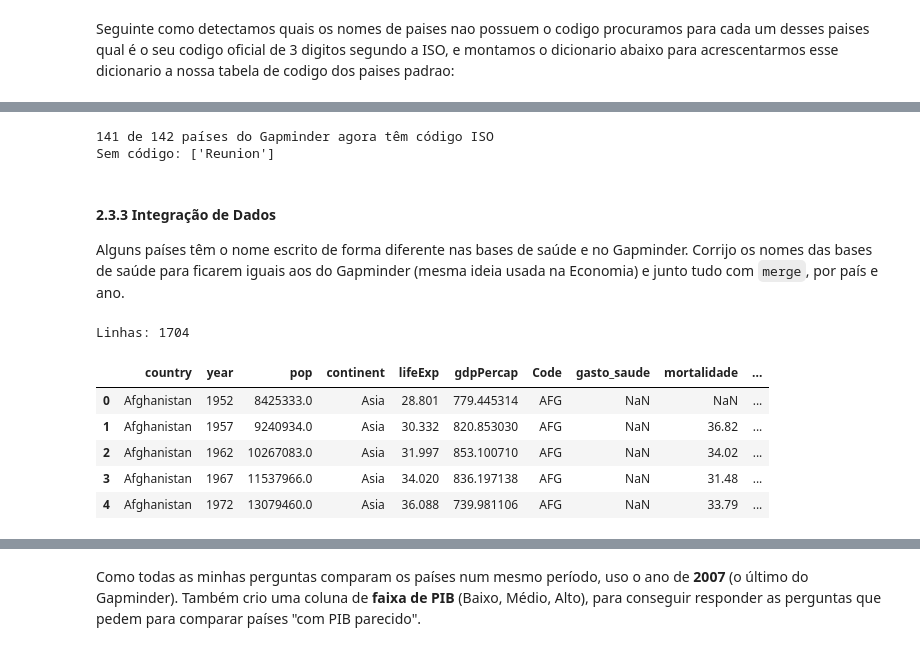
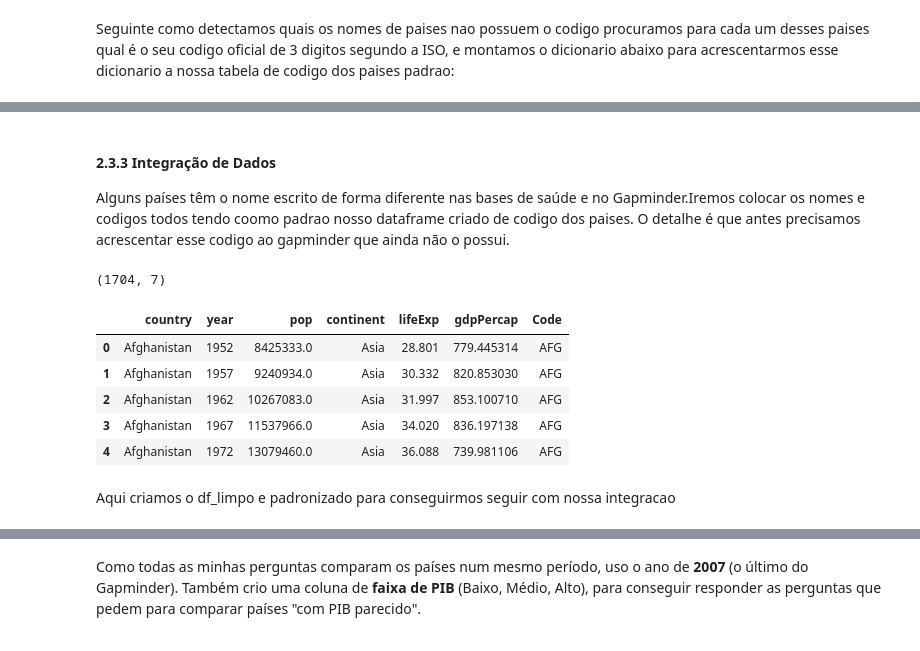
Before and after one commit to AndremRb/Analise-do-Desenvolvimento-Humano-e-Global, a Jupyter notebook: Notebook/Template_Gapminder_Analise_Exploratoria.ipynb, the cells around one changed output, grey strips where cells are left out. Saved outputs shown, nothing was run; the diff lists cells and outputs as text; code cells hidden in the pictures.

```diff
--- a/Notebook/Template_Gapminder_Analise_Exploratoria.ipynb
+++ b/Notebook/Template_Gapminder_Analise_Exploratoria.ipynb
@@ -1219,5 +1219,9 @@ mapa_codigos = {
     'West Bank and Gaza': 'PSE',
     'Yemen Rep.':         'YEM',
 }
-pd.DataFrame.from_dict(mapa_codigos, orient='index', columns=['Entity','Code'])
+#Aqui transformamos o dicionário em um Dataframe
+df_mapa_curto = pd.DataFrame(list(mapa_codigos.items()), columns=['Entity', 'Code'])
+#Em seguida concatenamos os 11 nomes que faltavam a nossa lista de paises e codigo
+codigos_paises = pd.concat([codigos_paises, df_mapa_curto], ignore_index=True).reset_index(drop=True)
+print(codigos_paises)
 # %% [output]
@@ -1242,54 +1242,25 @@ Pares nome -> código: 237
-# %%
-# Crio o dicionário padronizado (cópia do df_limpos) e dou o código ISO ao Gapminder
-df_limpos_padronizados = {nome: tabela.copy() for nome, tabela in df_limpos.items()}
-
-# nomes do Gapminder -> nomes das bases de saúde (OWID), para achar o código
-gapminder_para_owid = {
-    'Congo Dem. Rep.': 'Democratic Republic of Congo', 'Congo Rep.': 'Congo',
-    'Czech Republic': 'Czechia', 'Hong Kong China': 'Hong Kong',
-    'Korea Dem. Rep.': 'North Korea', 'Korea Rep.': 'South Korea',
-    'Slovak Republic': 'Slovakia', 'Swaziland': 'Eswatini',
-    'Yemen Rep.': 'Yemen', 'West Bank and Gaza': 'Palestine',
-}
-gapminder = df_limpos_padronizados['gapminder']
-gapminder['nome_owid'] = gapminder['country'].replace(gapminder_para_owid)
-gapminder = gapminder.merge(referencia_codigos.rename(columns={'Entity': 'nome_owid'}),
-                            on='nome_owid', how='left')
-df_limpos_padronizados['gapminder'] = gapminder.drop(columns='nome_owid')
-
-# Confiro quantos países do Gapminder ganharam código
-total = df_limpos_padronizados['gapminder']['country'].nunique()
-com_codigo = df_limpos_padronizados['gapminder'].dropna(subset=['Code'])['country'].nunique()
-print(f'{com_codigo} de {total} países do Gapminder agora têm código ISO')
-print('Sem código:', sorted(df_limpos_padronizados['gapminder'][df_limpos_padronizados['gapminder']['Code'].isna()]['country'].unique()))
-# %% [output]
-141 de 142 países do Gapminder agora têm código ISO
-Sem código: ['Reunion']
 # %% [markdown]
 #### 2.3.3 Integração de Dados
 
-Alguns países têm o nome escrito de forma diferente nas bases de saúde e no Gapminder. Corrijo os
-nomes das bases de saúde para ficarem iguais aos do Gapminder (mesma ideia usada na Economia) e junto
-tudo com `merge`, por país e ano.
+Alguns países têm o nome escrito de forma diferente nas bases de saúde e no Gapminder.Iremos colocar os nomes e codigos todos tendo coomo padrao nosso dataframe criado de codigo dos paises. O detalhe é que antes precisamos acrescentar esse codigo ao gapminder que ainda não o possui.
-# %%
-# Junto as 4 bases de saúde (padronizadas) numa tabela só, pelo CÓDIGO do país + ano
-mapa_colunas = {'saude': 'gasto_saude', 'mortalidade': 'mortalidade', 'obesidade': 'obesidade', 'medicos': 'medicos'}
-saude = None
-for chave, nome_final in mapa_colunas.items():
-    tabela = df_limpos_padronizados[chave].copy()
-    coluna_valor = tabela.columns[3]                 # a 4ª coluna é o indicador
-    tabela = tabela[['Code', 'Year', coluna_valor]].rename(columns={'Year': 'year', coluna_valor: nome_final})
-    saude = tabela if saude is None else saude.merge(tabela, on=['Code', 'year'], how='outer')
-
-# Junto o Gapminder (já com código) com as bases de saúde, pelo código + ano
-df_saude = df_limpos_padronizados['gapminder'].merge(saude, on=['Code', 'year'], how='left')
-print('Linhas:', len(df_saude))
-df_saude.head()
-# %% [output]
-Linhas: 1704
-|  | country | year | pop | continent | lifeExp | gdpPercap | Code | gasto_saude | mortalidade | ... |
-| 0 | Afghanistan | 1952 | 8425333.0 | Asia | 28.801 | 779.445314 | AFG | NaN | NaN | ... |
-| 1 | Afghanistan | 1957 | 9240934.0 | Asia | 30.332 | 820.853030 | AFG | NaN | 36.82 | ... |
-| 2 | Afghanistan | 1962 | 10267083.0 | Asia | 31.997 | 853.100710 | AFG | NaN | 34.02 | ... |
-| 3 | Afghanistan | 1967 | 11537966.0 | Asia | 34.020 | 836.197138 | AFG | NaN | 31.48 | ... |
-| 4 | Afghanistan | 1972 | 13079460.0 | Asia | 36.088 | 739.981106 | AFG | NaN | 33.79 | ... |
+# %%
+gap = df_limpos['gapminder']
+gap = gap.merge(codigos_paises[['Entity', 'Code']],   # tabela onde vou buscar o código
+                left_on='country',                    # define qual coluna vamos pegar da tabela a esquerda como key (gap)
+                right_on='Entity',                    # define qual coluna vamos pegar da tabela a direita como key (codigos_paises)
+                how ='left'                           # mantém todas as linhas do Gapminder
+                )
+
+gap = gap.drop(columns='Entity')                      # remove a coluna repetida de entity ja que fizemos o merge completo entre as tabelas
+print(gap.shape)
+gap.head()
+# %% [output]
+(1704, 7)
+|  | country | year | pop | continent | lifeExp | gdpPercap | Code |
+| 0 | Afghanistan | 1952 | 8425333.0 | Asia | 28.801 | 779.445314 | AFG |
+| 1 | Afghanistan | 1957 | 9240934.0 | Asia | 30.332 | 820.853030 | AFG |
+| 2 | Afghanistan | 1962 | 10267083.0 | Asia | 31.997 | 853.100710 | AFG |
+| 3 | Afghanistan | 1967 | 11537966.0 | Asia | 34.020 | 836.197138 | AFG |
+| 4 | Afghanistan | 1972 | 13079460.0 | Asia | 36.088 | 739.981106 | AFG |
+# %% [markdown]
+Aqui criamos o df_limpo e padronizado para conseguirmos seguir com nossa integracao
```
Also changed, not shown: parts of 5 cells of this notebook.
